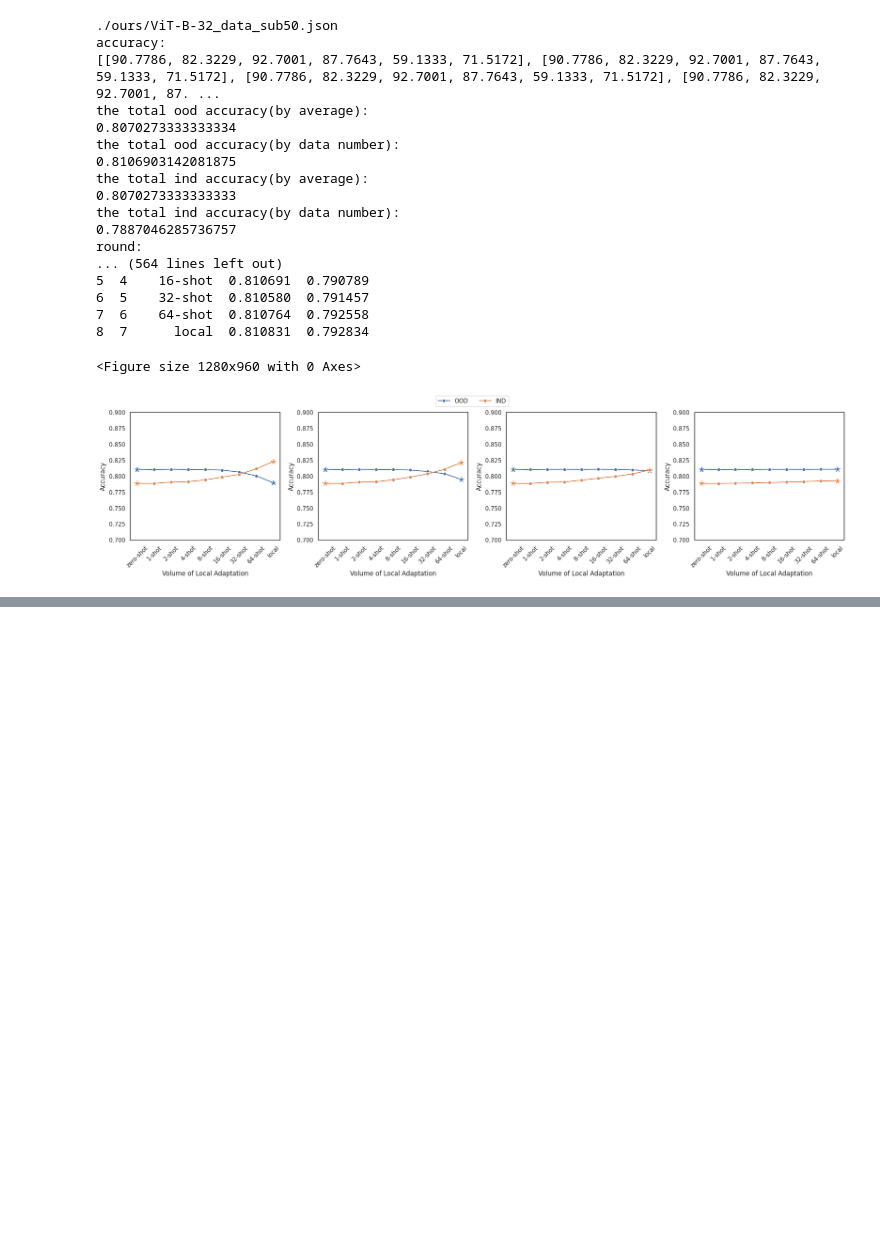
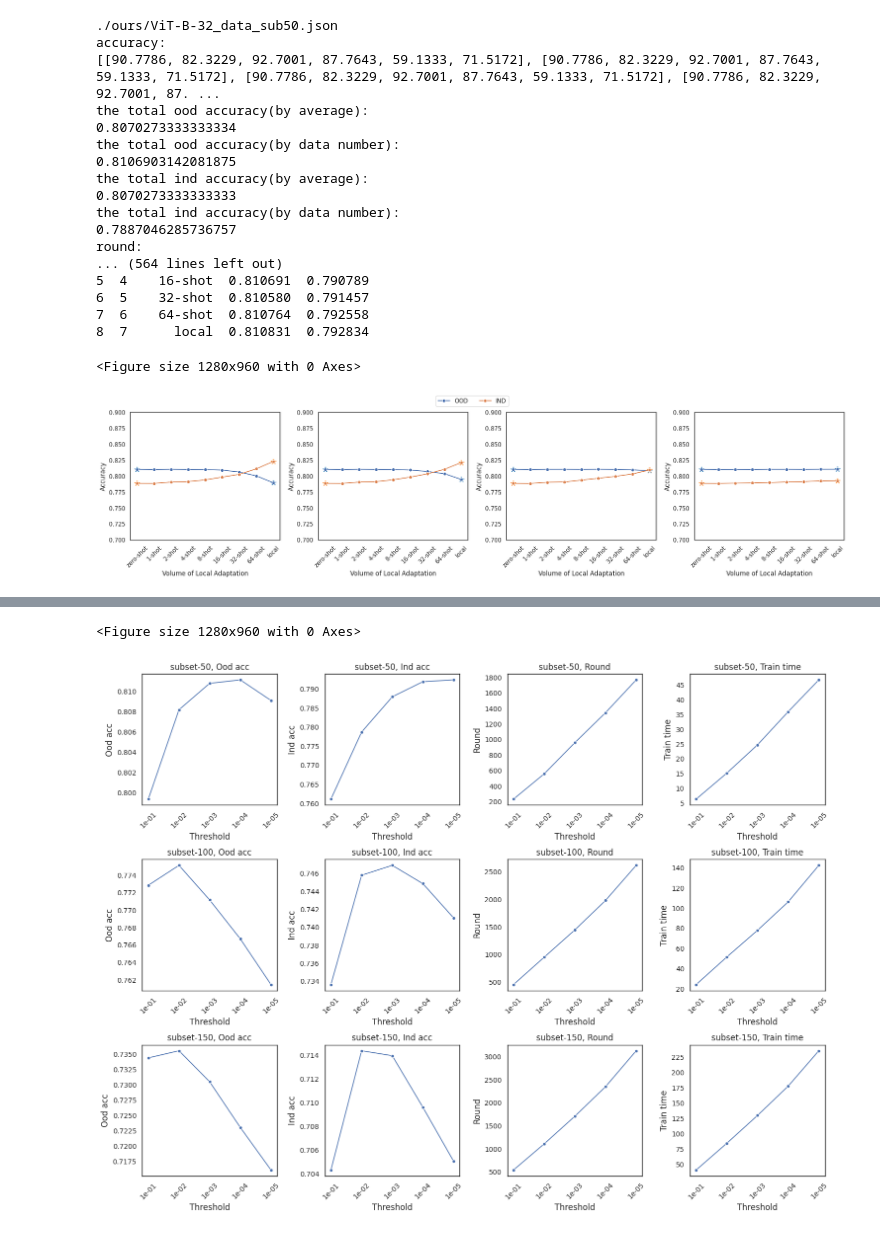
Before and after one commit to ntu-zjy/DomainFL, a Jupyter notebook: core/results/read_result.ipynb, the cells around one changed output, grey strips where cells are left out. Cells and saved outputs as stored; diff of their text form; code cells hidden in the pictures; blank space fills up the shorter version.

```diff
--- a/core/results/read_result.ipynb
+++ b/core/results/read_result.ipynb
@@ -380,0 +507,63 @@ round:
+# %%
+import pandas as pd
+import seaborn as sns
+import matplotlib.pyplot as plt
+
+default_colors = sns.color_palette()
+# 设置绘图风格
+sns.set_theme(style="white", context="paper")
+custom_style = {
+    'axes.spines.left': True,
+    'axes.spines.bottom': True,
+    'axes.spines.right': True,
+    'axes.spines.top': True,
+    'axes.edgecolor': 'black',
+    'axes.linewidth': 1.0,
+    'grid.linestyle': '--',
+    'grid.alpha': 0.7
+}
+# Updating matplotlib's rc settings with the custom style
+plt.rcParams.update(custom_style)
+# 绘制线图
+plt.figure(dpi=200)
+fig, axes = plt.subplots(3, 4, figsize=(15, 12))
+
+sub = [50, 100, 150]
+x_loc = [0, 1, 2, 3, 4]
+threshold = [0.1, 0.01, 0.001, 0.0001, 1e-05]
+threshold_x = ["1e-01", "1e-02", "1e-03", "1e-04", "1e-05"]
+cat = ['ood', 'ind', 'round', 'time']
+cat_label = ['Ood acc', 'Ind acc', 'Round', 'Train time']
+
+for j, s in enumerate(sub):
+    table_dict = {'x':[], 'x_label':[], 'ood': [], 'ind': [], 'round': [], 'time': []}
+    for i, th in enumerate(threshold):
+        file_name=f'./ours/ViT-B-32_data_sub{s}_threshold_{th}.json'
+        _, ood_acc, _, ind_acc, round, time = read_results(file_name, sub=s, line_num=-1)
+        table_dict['x'].append(i)
+        table_dict['x_label'].append(threshold_x[i])
+        table_dict['ood'].append(ood_acc)
+        table_dict['ind'].append(ind_acc)
+        table_dict['round'].append(round)
+        table_dict['time'].append(time)
+
+    df = pd.DataFrame(table_dict)
+    print(df)
+
+    for k in range(4):
+        sns.lineplot(data=df, x='x', y=cat[k], marker='o', label=f'sub{s}', ax=axes[j, k], legend=False)
+        axes[j, k].set_title(f'subset-{s}, {cat_label[k]}', fontsize=12)
+        axes[j, k].set_xticks(df['x'])
+        axes[j, k].set_xticklabels(df['x_label'], rotation=45)
+        axes[j, k].set_xlabel('Threshold', fontsize=12)
+        axes[j, k].set_ylabel(cat_label[k], fontsize=12)
+        # 设置y轴，x轴标签大小为10
+        axes[j, k].tick_params(axis='y', labelsize=10)
+        axes[j, k].tick_params(axis='x', labelsize=10)
+
+plt.tight_layout(rect=[0, 0, 1, 0.95])  # 调整布局以防止图例覆盖子图
+
+plt.savefig('ours_threshold.pdf')
+# 显示图形
+plt.show()
+# %% [output]
@@ -380,0 +587,2 @@ round:
+<Figure size 1280x960 with 0 Axes>
+[figure, added]
```
Also changed, not shown: parts of 3 cells of this notebook, 1 other file.
